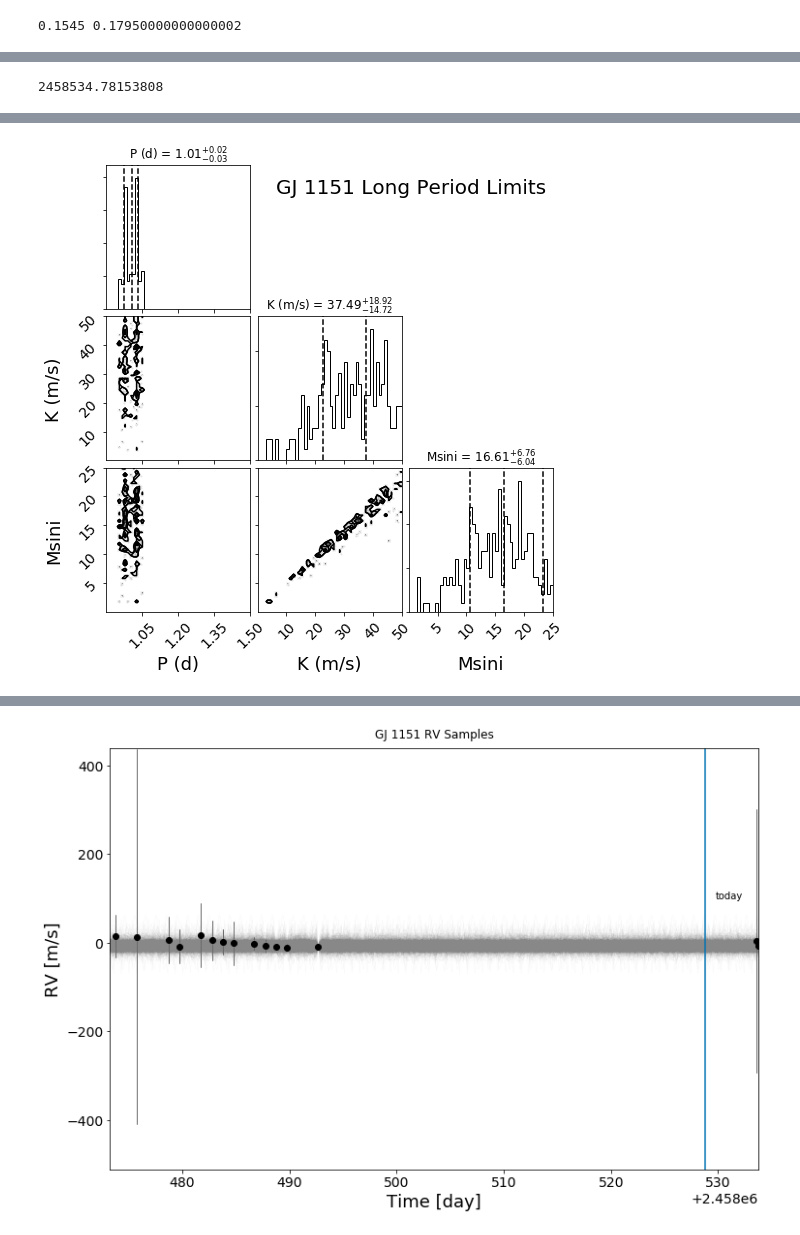
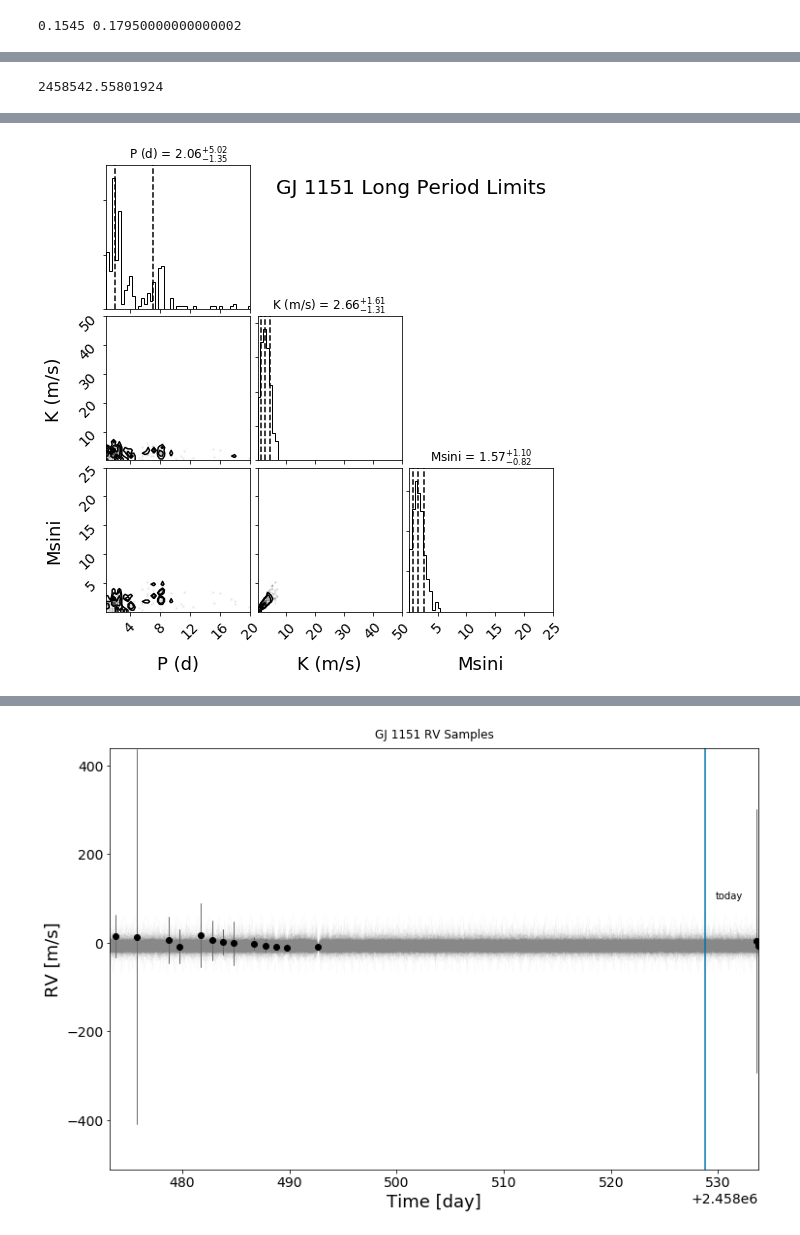
Before and after one commit to benjaminpope/video, a Jupyter notebook: notebooks/fit_rvs.ipynb, the cells around one changed output, grey strips where cells are left out. Cells and saved outputs as stored; diff of their text form; code cells hidden in the pictures.

```diff
--- a/notebooks/fit_rvs.ipynb
+++ b/notebooks/fit_rvs.ipynb
@@ -48,6 +59,8 @@ fname_new = '../rvs_feb.csv'
 fname_new = '../rvs0.csv'
 fname = '../rvs.csv'
 fname = '../data/rvs_fixed.csv'
+fname = '../rvs_11.csv'
+fname = '../rvs.csv'
 data = Table.read(fname)
 data_old = Table.read(fname_old)
 data_new = Table.read(fname_new)
@@ -144,3 +158,3 @@ plt.savefig('comparison.png',bbox_inches='tight')
 # %%
-params = JokerParams(P_min=0.5*u.day, P_max=20*u.day)
+params = JokerParams(P_min=0.5*u.day, P_max=20*u.day,jitter=(1., 2.), jitter_unit=u.m/u.s)
 # %%
@@ -320,7 +339,7 @@ Wall time: 615 ms
 # %%
 t.max()
 # %% [output]
-2458534.78153808
+2458542.55801924
 # %%
 Ps = samples_long['P'].to(u.d).value
 
@@ -339,7 +358,7 @@ Msini = 4.919e-3 * (Ps**(1./3.)) * np.sqrt(1.-eccs**2.) * Ks * Mstars**(2./3.) *
 # %%
 dummy = np.array([samples_long['P'].value,samples_long['K'].value,Msini]).T
 figure = corner.corner(dummy,labels=['P (d)','K (m/s)',r'Msini'],quantiles=[0.16, 0.5, 0.84],
-             show_titles=True, title_kwargs={"fontsize": 12},bins=50,range=((0.9,1.5),(0,50),(0,25)));
+             show_titles=True, title_kwargs={"fontsize": 12},bins=50,range=((0.9,20),(0,50),(0,25)));
 figure.gca().annotate("GJ 1151 Long Period Limits",fontsize=20,
                       xy=(1.0, 1.0), xycoords="figure fraction",
                       xytext=(-25, -40), textcoords="offset points",
@@ -354,4 +370,4 @@ WARNING:root:Too few points to create valid contours
-[figure, old version]
+[figure, new version]
 # %%
 short = samples_long['P'].value<5
 # h = plt.hist(samples_long['P'][short])
```
Also changed, not shown: parts of 21 cells of this notebook, 8 other files.
